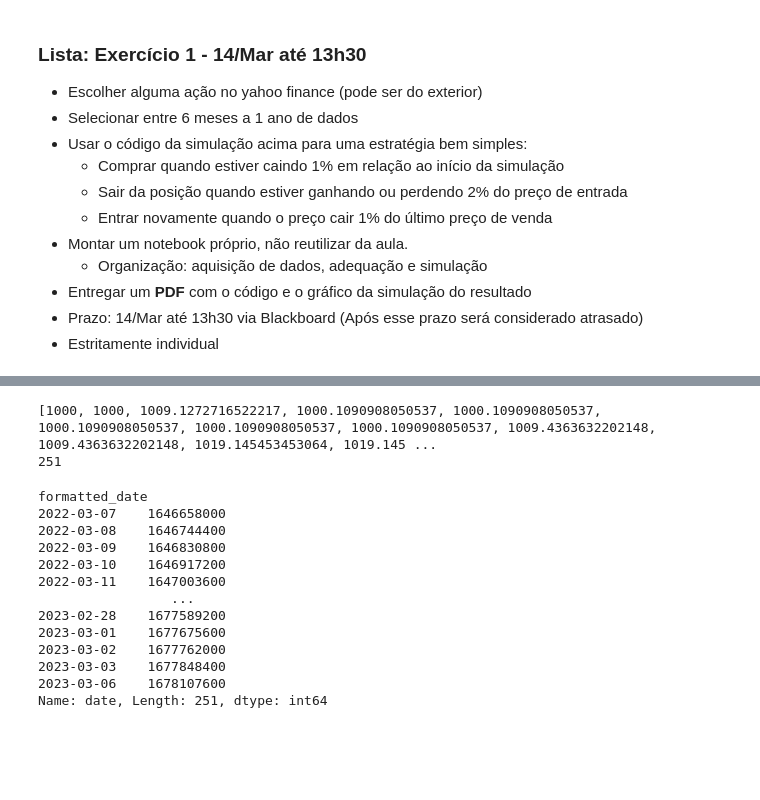
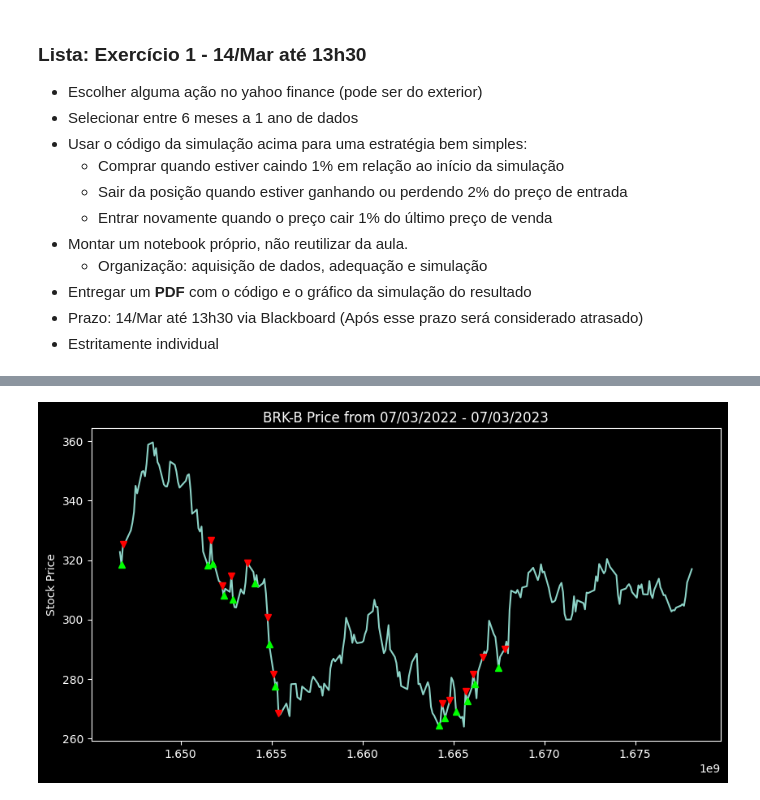
Before and after one commit to AntonioFuziy/algotrading, a Jupyter notebook: Entrega1/Ex1.ipynb, the cells around one changed output, grey strips where cells are left out. Drawn from its saved outputs; the diff is of its cells as text; code cells hidden in the pictures; blank space fills up the shorter version.

```diff
--- a/Entrega1/Ex1.ipynb
+++ b/Entrega1/Ex1.ipynb
@@ -127,22 +99,10 @@ resultado: -0.3818178176879883
-# %%
-print(wallet_list)
-print(len(wallet_list))
-# %% [output]
-[1000, 1000, 1009.1272716522217, 1000.1090908050537, 1000.1090908050537, 1000.1090908050537, 1000.1090908050537, 1000.1090908050537, 1009.4363632202148, 1009.4363632202148, 1019.145453453064, 1019.145 ...
-251
-# %%
-brkb_raw["date"]
-# %% [output]
-formatted_date
-2022-03-07    1646658000
-2022-03-08    1646744400
-2022-03-09    1646830800
-2022-03-10    1646917200
-2022-03-11    1647003600
-                 ...
-2023-02-28    1677589200
-2023-03-01    1677675600
-2023-03-02    1677762000
-2023-03-03    1677848400
-2023-03-06    1678107600
-Name: date, Length: 251, dtype: int64
+# %%
+plt.figure(figsize=(10,5))
+plt.plot(brkb_raw["date"], brkb_raw["close"])
+plt.plot(brkb_raw["date"], sell_signals, marker="v", color="#ff0000")
+plt.plot(brkb_raw["date"], buy_signals, marker="^", color="#00ff00")
+plt.title("BRK-B Price from 07/03/2022 - 07/03/2023")
+plt.ylabel("Stock Price")
+plt.show()
+# %% [output]
+[figure, added]
```
Also changed, not shown: parts of 13 cells of this notebook.
